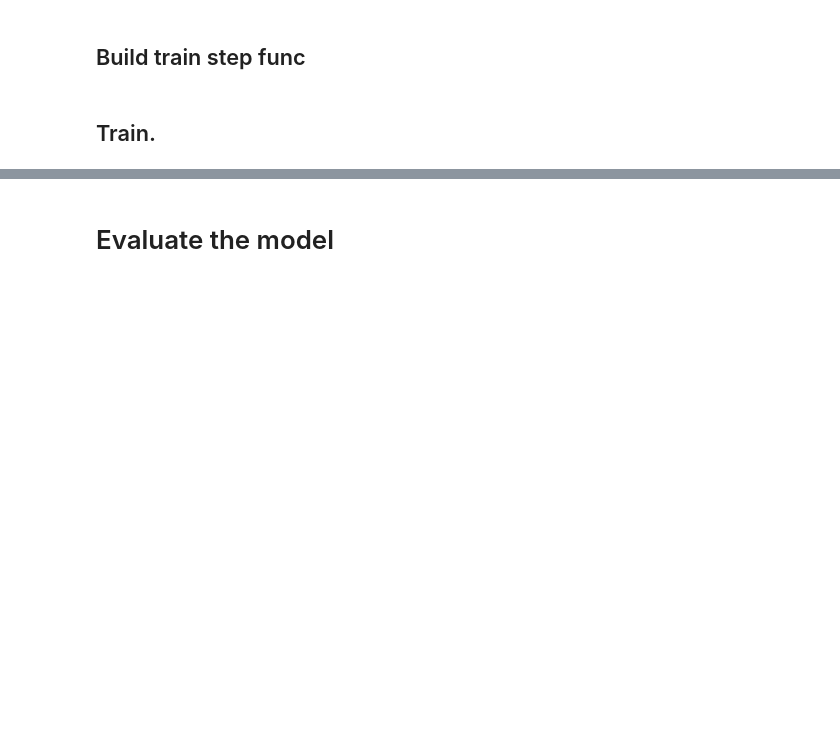
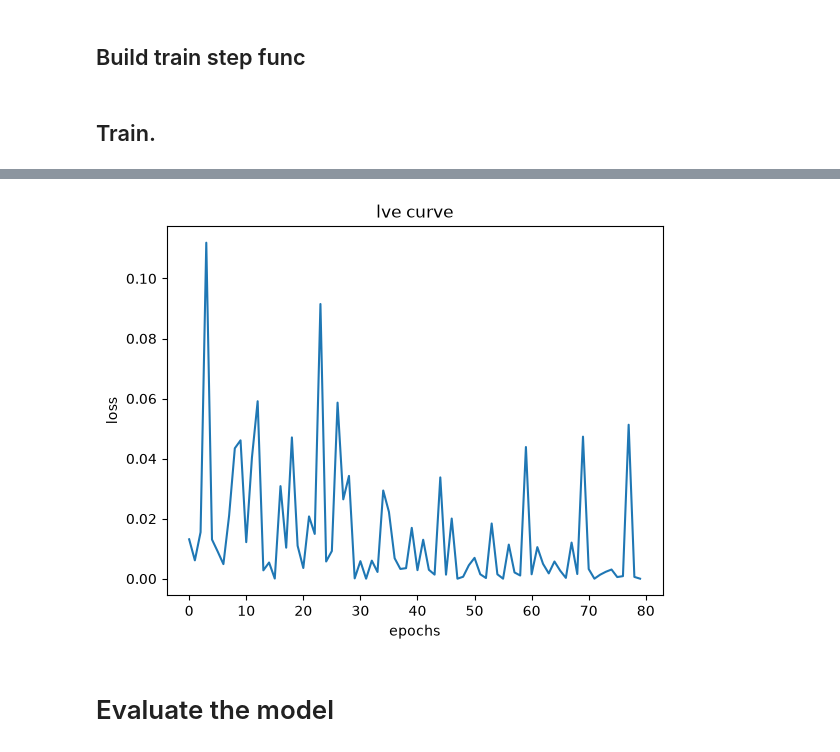
Before and after one commit to rottenambrosia/Facial-Recognition-using-Convolutional-Siamese-Networks, a Jupyter notebook: notebook.ipynb, the cells around one changed output, grey strips where cells are left out. Drawn from its saved outputs; the diff is of its cells as text; code cells hidden in the pictures; blank space fills up the shorter version.

```diff
--- a/notebook.ipynb
+++ b/notebook.ipynb
@@ -472,14 +472,20 @@ def train_step(batch):
     return loss
 
 def model_train(data, EPOCHS):
+    losses = []
     for epoch in range(1, EPOCHS + 1):
         print(f"\n Epoch : {epoch} / {EPOCHS}")
         progress_bar = tf.keras.utils.Progbar(int(tf.data.experimental.cardinality(data).numpy()))
         for idx, batch in enumerate(data):
             loss = train_step(batch)
+            losses.append(loss)
             progress_bar.update(idx + 1, values=[("loss", loss)])
         if epoch % 10 == 0:
             checkpoint.save(file_prefix=checkpoint_prefix)
+    plt.xlabel("epochs")
+    plt.ylabel("loss")
+    plt.title("lve curve")
+    plt.plot(losses)
 
-model_train(data=train_data, EPOCHS=50)
+model_train(data=train_data, EPOCHS = 10)
 # %% [output]
@@ -503,3 +509,4 @@ model_train(data=train_data, EPOCHS=50)
+[figure, added]
 # %% [markdown]
 # Evaluate the model
 # %%
```
Also changed, not shown: parts of 10 cells of this notebook, 1 other file.
